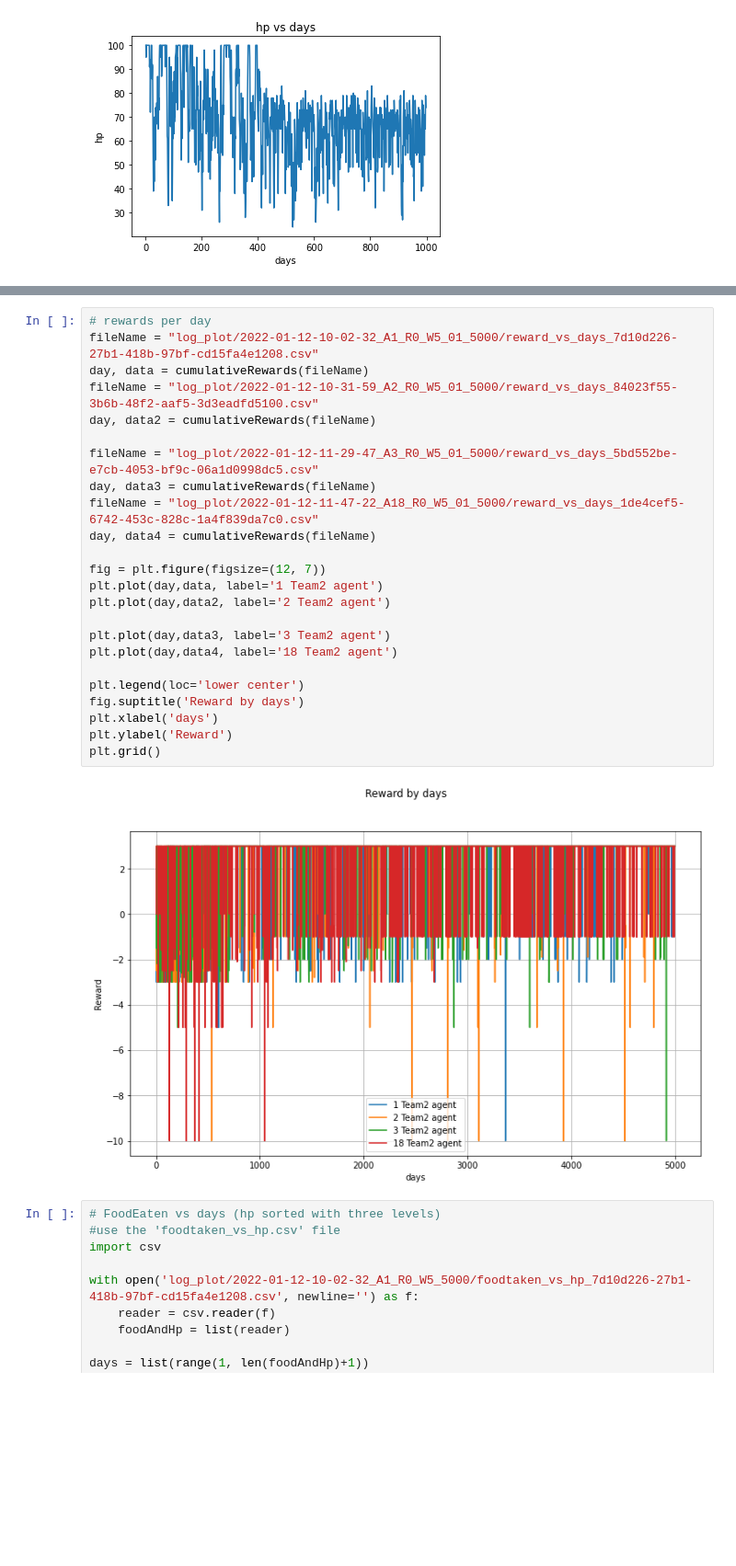
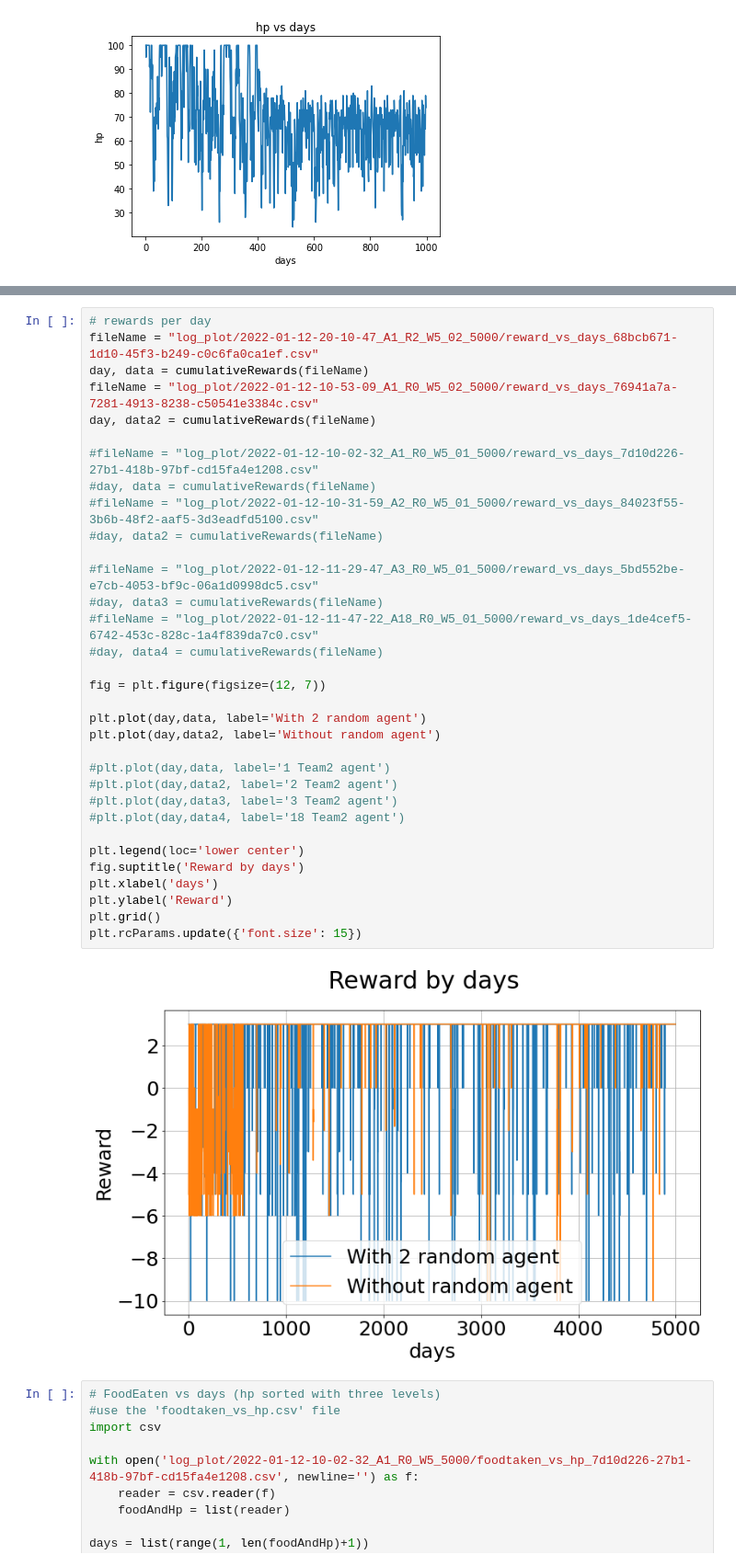
Before and after one commit to SOMAS2021/SOMAS2021, a Jupyter notebook: Experiment.ipynb, the cells around one changed output, grey strips where cells are left out. Shown at 92% size. Cells and saved outputs as stored; diff of their text form; blank space fills up the shorter version.

Commit message:
plot update

```diff
--- a/Experiment.ipynb
+++ b/Experiment.ipynb
@@ -143,29 +151,38 @@ plt.grid()
 # %%
 # rewards per day
-fileName = "log_plot/2022-01-12-10-02-32_A1_R0_W5_01_5000/reward_vs_days_7d10d226-27b1-418b-97bf-cd15fa4e1208.csv"
+fileName = "log_plot/2022-01-12-20-10-47_A1_R2_W5_02_5000/reward_vs_days_68bcb671-1d10-45f3-b249-c0c6fa0ca1ef.csv"
 day, data = cumulativeRewards(fileName)
-fileName = "log_plot/2022-01-12-10-31-59_A2_R0_W5_01_5000/reward_vs_days_84023f55-3b6b-48f2-aaf5-3d3eadfd5100.csv"
+fileName = "log_plot/2022-01-12-10-53-09_A1_R0_W5_02_5000/reward_vs_days_76941a7a-7281-4913-8238-c50541e3384c.csv"
 day, data2 = cumulativeRewards(fileName)
 
-fileName = "log_plot/2022-01-12-11-29-47_A3_R0_W5_01_5000/reward_vs_days_5bd552be-e7cb-4053-bf9c-06a1d0998dc5.csv"
-day, data3 = cumulativeRewards(fileName)
-fileName = "log_plot/2022-01-12-11-47-22_A18_R0_W5_01_5000/reward_vs_days_1de4cef5-6742-453c-828c-1a4f839da7c0.csv"
-day, data4 = cumulativeRewards(fileName)
+#fileName = "log_plot/2022-01-12-10-02-32_A1_R0_W5_01_5000/reward_vs_days_7d10d226-27b1-418b-97bf-cd15fa4e1208.csv"
+#day, data = cumulativeRewards(fileName)
+#fileName = "log_plot/2022-01-12-10-31-59_A2_R0_W5_01_5000/reward_vs_days_84023f55-3b6b-48f2-aaf5-3d3eadfd5100.csv"
+#day, data2 = cumulativeRewards(fileName)
+
+#fileName = "log_plot/2022-01-12-11-29-47_A3_R0_W5_01_5000/reward_vs_days_5bd552be-e7cb-4053-bf9c-06a1d0998dc5.csv"
+#day, data3 = cumulativeRewards(fileName)
+#fileName = "log_plot/2022-01-12-11-47-22_A18_R0_W5_01_5000/reward_vs_days_1de4cef5-6742-453c-828c-1a4f839da7c0.csv"
+#day, data4 = cumulativeRewards(fileName)
 
 fig = plt.figure(figsize=(12, 7))
-plt.plot(day,data, label='1 Team2 agent')
-plt.plot(day,data2, label='2 Team2 agent')
 
-plt.plot(day,data3, label='3 Team2 agent')
-plt.plot(day,data4, label='18 Team2 agent')
+plt.plot(day,data, label='With 2 random agent')
+plt.plot(day,data2, label='Without random agent')
+
+#plt.plot(day,data, label='1 Team2 agent')
+#plt.plot(day,data2, label='2 Team2 agent')
+#plt.plot(day,data3, label='3 Team2 agent')
+#plt.plot(day,data4, label='18 Team2 agent')
 
 plt.legend(loc='lower center')
 fig.suptitle('Reward by days')
 plt.xlabel('days')
 plt.ylabel('Reward')
 plt.grid()
+plt.rcParams.update({'font.size': 15})
 # %% [output]
-[figure, old version]
+[figure, new version]
 # %%
 # FoodEaten vs days (hp sorted with three levels)
 #use the 'foodtaken_vs_hp.csv' file
```
Also changed, not shown: parts of 1 cell of this notebook, 8 other files.
